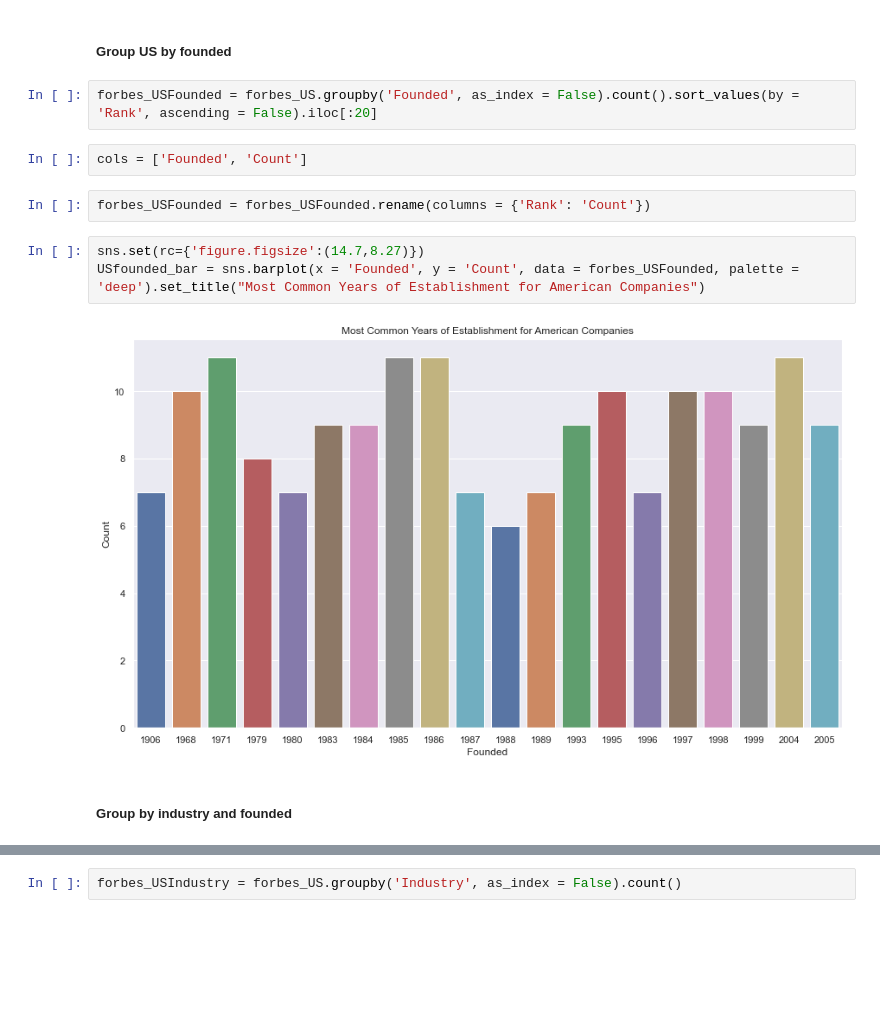
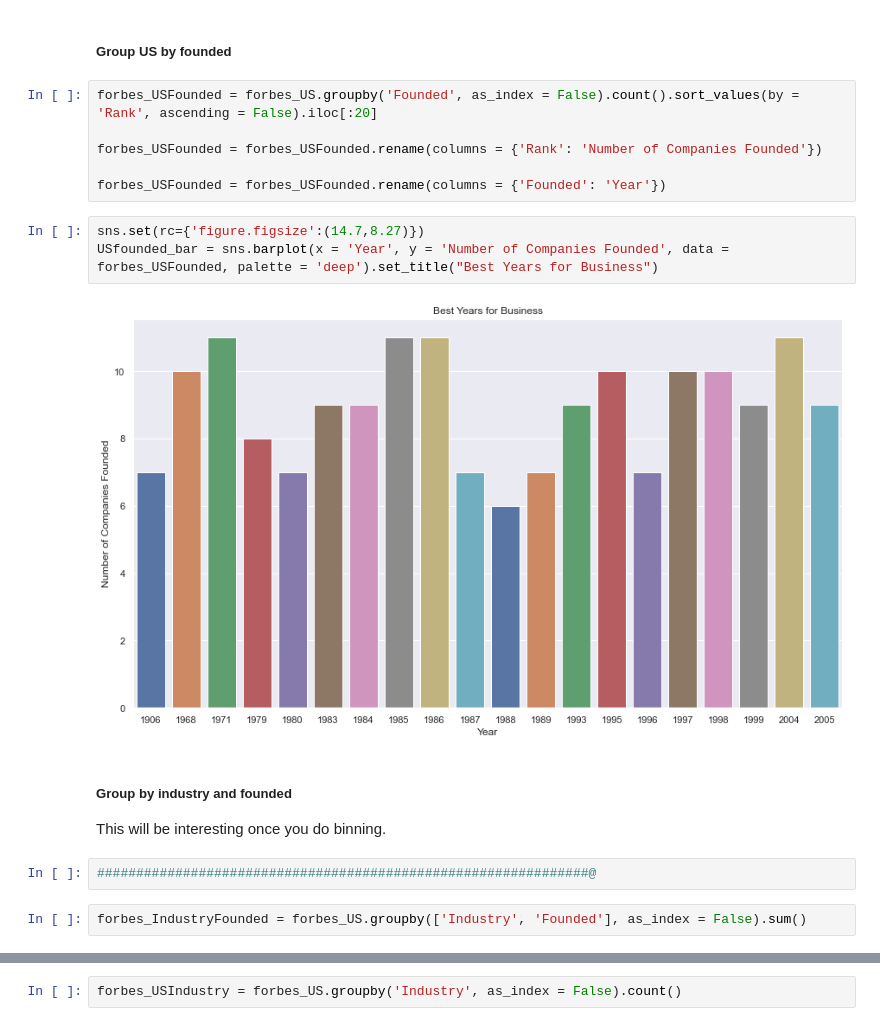
Before and after one commit to valfera/Forbes2000, a Jupyter notebook: Forbes2000Analysis.ipynb, the cells around one changed output, grey strips where cells are left out. Drawn from its saved outputs; the diff is of its cells as text; blank space fills up the shorter version.

```diff
--- a/Forbes2000Analysis.ipynb
+++ b/Forbes2000Analysis.ipynb
@@ -419,14 +370,19 @@ Length: 100, dtype: int64
 ##### Group US by founded
 # %%
 forbes_USFounded = forbes_US.groupby('Founded', as_index = False).count().sort_values(by = 'Rank', ascending = False).iloc[:20]
+
+forbes_USFounded = forbes_USFounded.rename(columns = {'Rank': 'Number of Companies Founded'})
+
+forbes_USFounded = forbes_USFounded.rename(columns = {'Founded': 'Year'})
-# %%
-cols = ['Founded', 'Count']
-# %%
-forbes_USFounded = forbes_USFounded.rename(columns = {'Rank': 'Count'})
 # %%
 sns.set(rc={'figure.figsize':(14.7,8.27)})
-USfounded_bar = sns.barplot(x = 'Founded', y = 'Count', data = forbes_USFounded, palette = 'deep').set_title("Most Common Years of Establishment for American Companies")
+USfounded_bar = sns.barplot(x = 'Year', y = 'Number of Companies Founded', data = forbes_USFounded, palette = 'deep').set_title("Best Years for Business")
 # %% [output]
-[figure, old version]
+[figure, new version]
 # %% [markdown]
 ##### Group by industry and founded
+This will be interesting once you do binning.
+# %%
+###############################################################@
+# %%
+forbes_IndustryFounded = forbes_US.groupby(['Industry', 'Founded'], as_index = False).sum()
```
Also changed, not shown: parts of 70 cells of this notebook.
